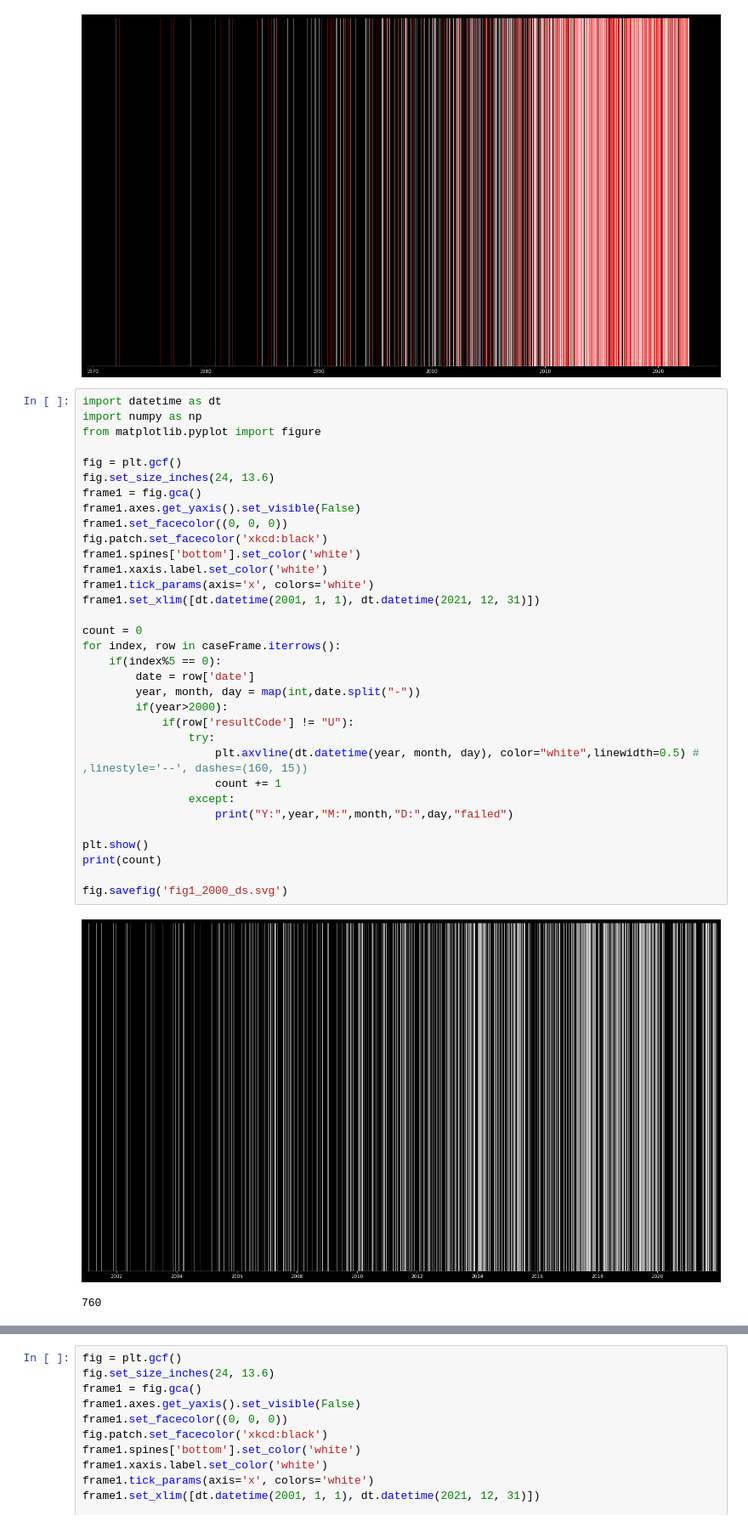
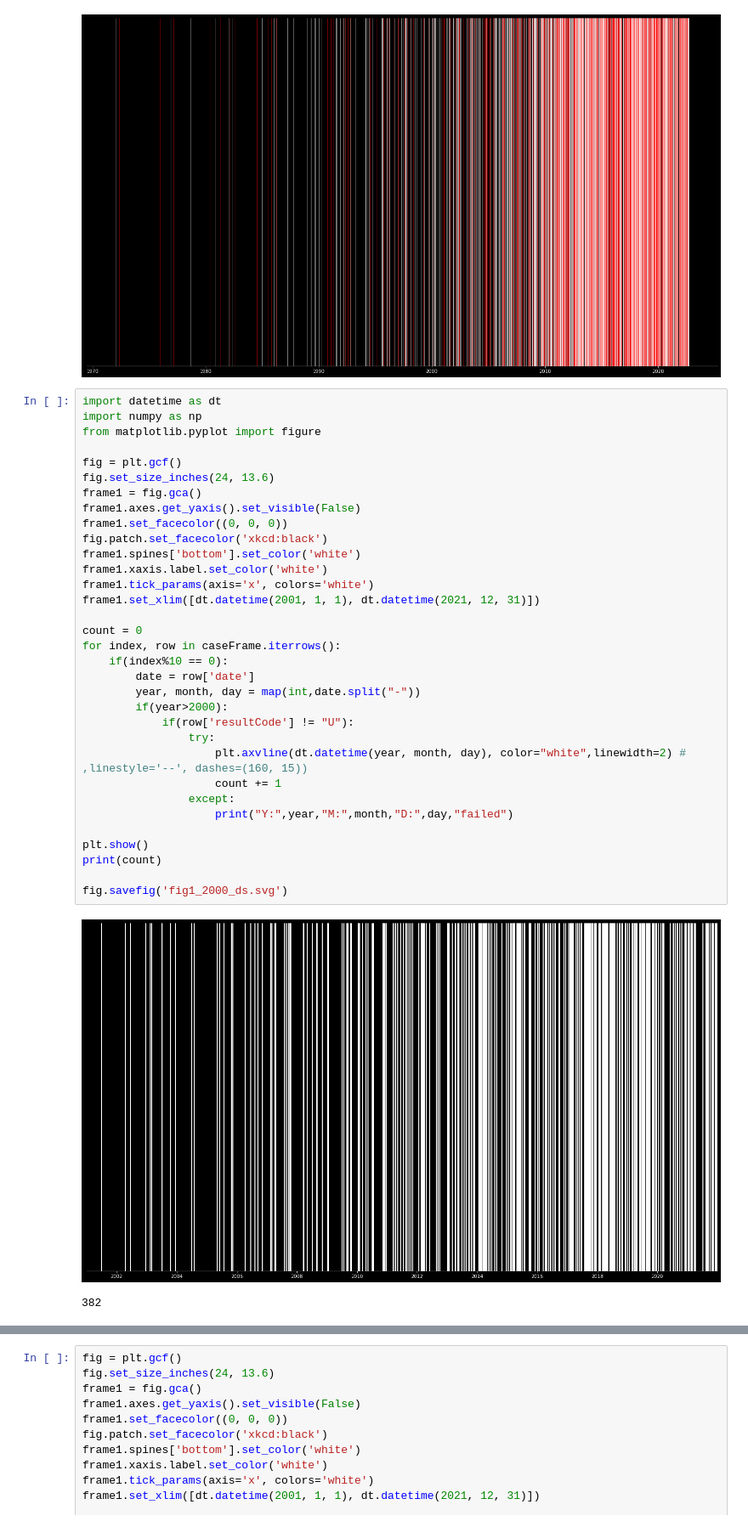
Before and after one commit to JuliusStein/kanoon_transcript_nlp, a Jupyter notebook: python_plotting/pyplot.ipynb, the cells around one changed output, grey strips where cells are left out. Shown at 85% size. Cells and saved outputs as stored; diff of their text form.

```diff
--- a/python_plotting/pyplot.ipynb
+++ b/python_plotting/pyplot.ipynb
@@ -172,37 +172,37 @@ import datetime as dt
 import numpy as np
 from matplotlib.pyplot import figure
 
 fig = plt.gcf()
 fig.set_size_inches(24, 13.6)
 frame1 = fig.gca()
 frame1.axes.get_yaxis().set_visible(False)
 frame1.set_facecolor((0, 0, 0))
 fig.patch.set_facecolor('xkcd:black')
 frame1.spines['bottom'].set_color('white')
 frame1.xaxis.label.set_color('white')
 frame1.tick_params(axis='x', colors='white')
 frame1.set_xlim([dt.datetime(2001, 1, 1), dt.datetime(2021, 12, 31)])
 
 count = 0
 for index, row in caseFrame.iterrows():
-    if(index%5 == 0):
+    if(index%10 == 0):
         date = row['date']
         year, month, day = map(int,date.split("-"))
         if(year>2000):
             if(row['resultCode'] != "U"):
                 try:
-                    plt.axvline(dt.datetime(year, month, day), color="white",linewidth=0.5) # ,linestyle='--', dashes=(160, 15))
+                    plt.axvline(dt.datetime(year, month, day), color="white",linewidth=2) # ,linestyle='--', dashes=(160, 15))
                     count += 1
                 except:
                     print("Y:",year,"M:",month,"D:",day,"failed")
 
 plt.show()
 print(count)
 
 fig.savefig('fig1_2000_ds.svg')
 # %% [output]
-[figure, old version]
+[figure, new version]
-760
+382
 # %%
 fig = plt.gcf()
 fig.set_size_inches(24, 13.6)
```
Also changed, not shown: parts of 3 cells of this notebook, 6 other files.
